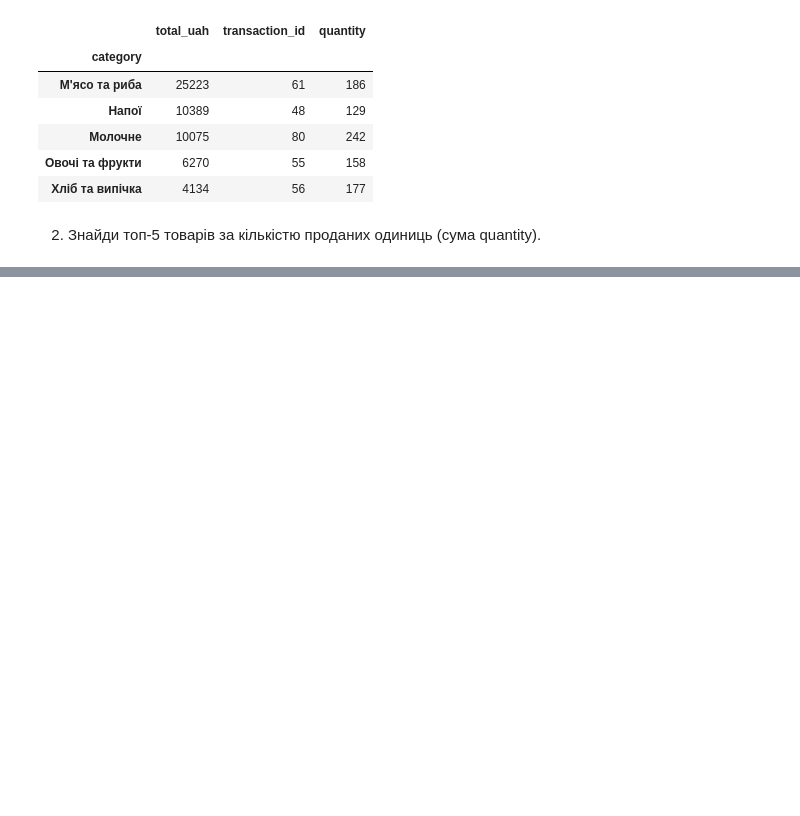
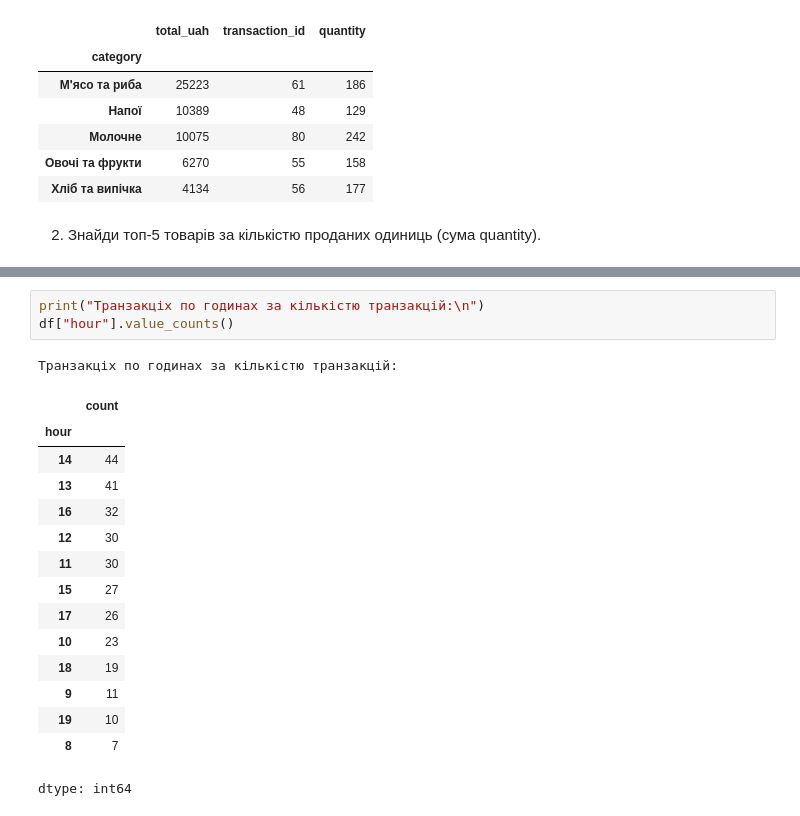
Before and after one commit to rudmaxx/DTA_Python, a Jupyter notebook: project_store_sales_analysis/store_sales_analysis.ipynb, the cells around one changed output, grey strips where cells are left out. Saved outputs shown, nothing was run; the diff lists cells and outputs as text; blank space fills up the shorter version.

```diff
--- a/project_store_sales_analysis/store_sales_analysis.ipynb
+++ b/project_store_sales_analysis/store_sales_analysis.ipynb
@@ -395,0 +442,20 @@ df.groupby("category").agg({
+# %%
+print("Транзакціх по годинах за кількістю транзакцій:\n")
+df["hour"].value_counts()
+# %% [output]
+Транзакціх по годинах за кількістю транзакцій:
+|  | count |
+| hour |  |
+| 14 | 44 |
+| 13 | 41 |
+| 16 | 32 |
+| 12 | 30 |
+| 11 | 30 |
+| 15 | 27 |
+| 17 | 26 |
+| 10 | 23 |
+| 18 | 19 |
+| 9 | 11 |
+| 19 | 10 |
+| 8 | 7 |
+dtype: int64
```
Also changed, not shown: parts of 20 cells of this notebook.
